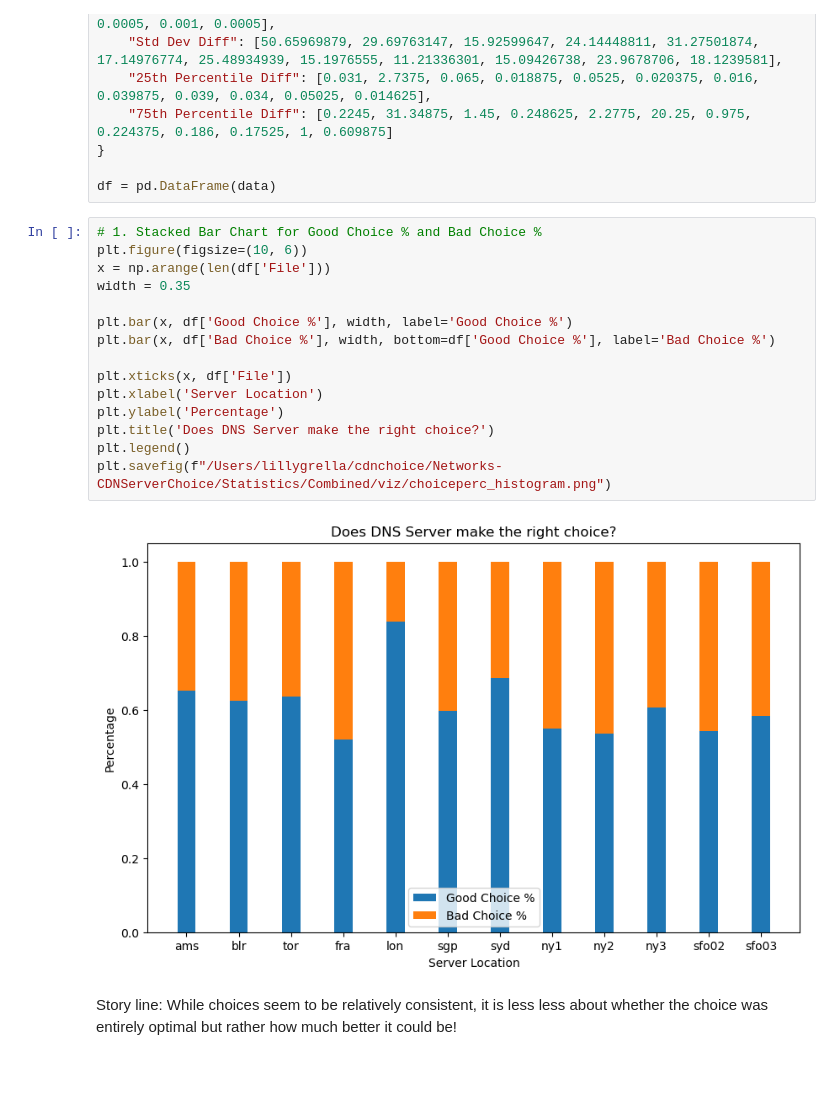
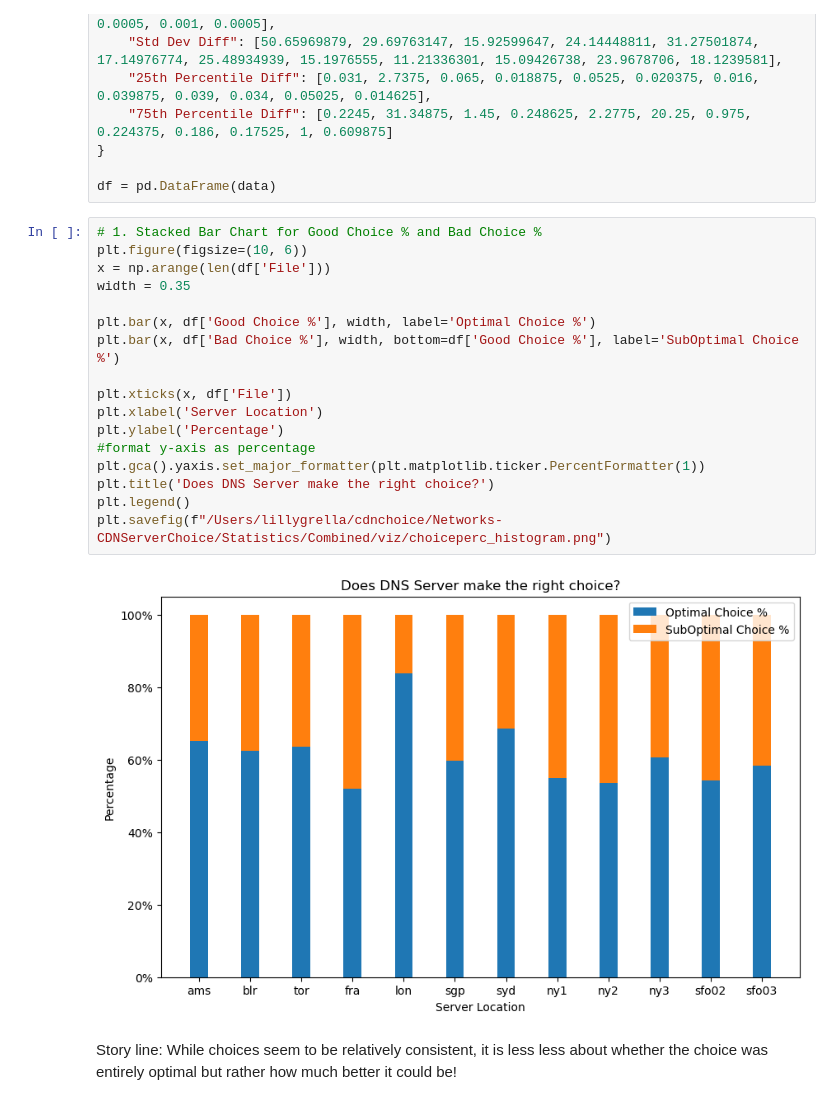
Before and after one commit to Lgrella/Networks-CDNServerChoice, a Jupyter notebook: Statistics/Combined/visualizations.ipynb, the cells around one changed output. Drawn from its saved outputs; the diff is of its cells as text; blank space fills up the shorter version.

```diff
--- a/Statistics/Combined/visualizations.ipynb
+++ b/Statistics/Combined/visualizations.ipynb
@@ -24,19 +24,21 @@ df = pd.DataFrame(data)
 # %%
 # 1. Stacked Bar Chart for Good Choice % and Bad Choice %
 plt.figure(figsize=(10, 6))
 x = np.arange(len(df['File']))
 width = 0.35
 
-plt.bar(x, df['Good Choice %'], width, label='Good Choice %')
-plt.bar(x, df['Bad Choice %'], width, bottom=df['Good Choice %'], label='Bad Choice %')
+plt.bar(x, df['Good Choice %'], width, label='Optimal Choice %')
+plt.bar(x, df['Bad Choice %'], width, bottom=df['Good Choice %'], label='SubOptimal Choice %')
 
 plt.xticks(x, df['File'])
 plt.xlabel('Server Location')
 plt.ylabel('Percentage')
+#format y-axis as percentage
+plt.gca().yaxis.set_major_formatter(plt.matplotlib.ticker.PercentFormatter(1))
 plt.title('Does DNS Server make the right choice?')
 plt.legend()
 plt.savefig(f"/Users/lillygrella/cdnchoice/Networks-CDNServerChoice/Statistics/Combined/viz/choiceperc_histogram.png")
 # %% [output]
-[figure, old version]
+[figure, new version]
 # %% [markdown]
 Story line: While choices seem to be relatively consistent, it is less less about whether the choice was entirely optimal but rather how much better it could be!
```
Also changed, not shown: parts of 2 cells of this notebook, 5 other files.
